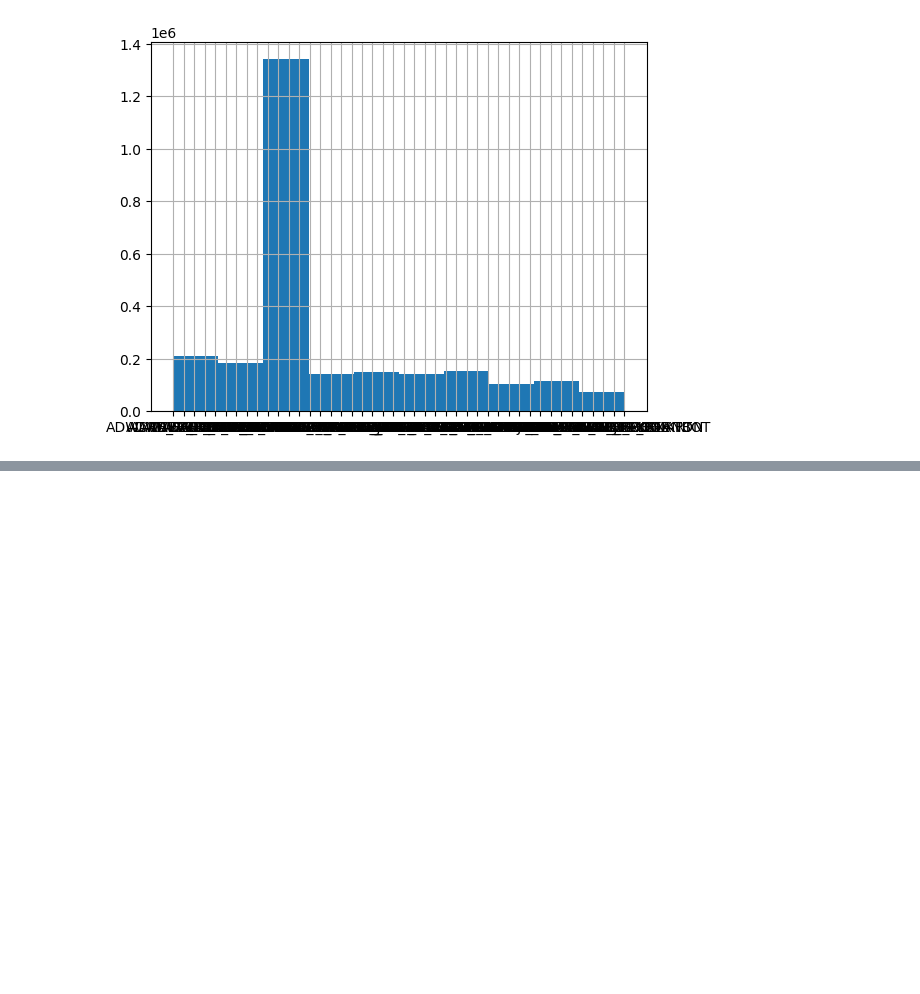
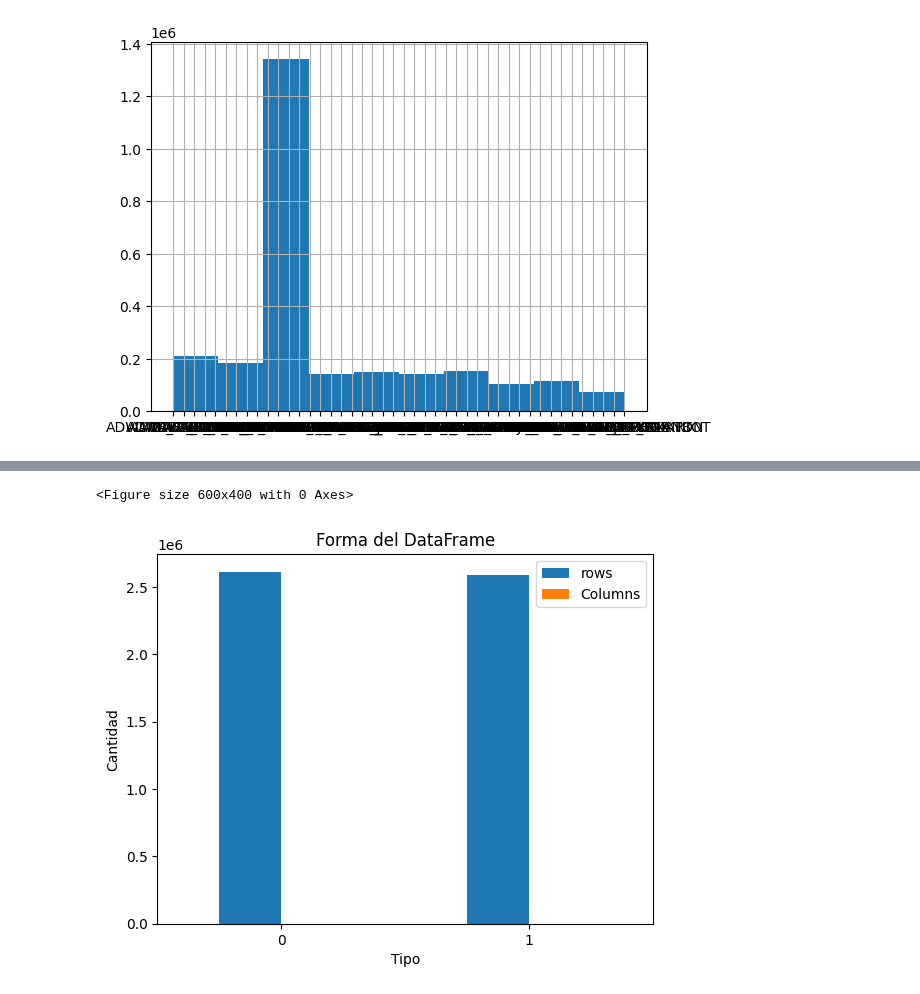
Before and after one commit to JavierPaz11044/droidmaldetect-py, a Jupyter notebook: droidmaldetect_py/Dataset2017/notebook/join_datasets.ipynb, the cells around one changed output, grey strips where cells are left out. Drawn from its saved outputs; the diff is of its cells as text; code cells hidden in the pictures; blank space fills up the shorter version.

```diff
--- a/droidmaldetect_py/Dataset2017/notebook/join_datasets.ipynb
+++ b/droidmaldetect_py/Dataset2017/notebook/join_datasets.ipynb
@@ -24,5 +26,5 @@ datasets_malware = [
 # %%
-abs_path_result = os.getenv('FOLDER_RESULT')
+abs_path_result = "/home/lpazc/Documentos/Proyects/DroidMalDetect-Py/results"
 categories =  ["".join([category['class'].upper(), '.csv']) for category in datasets_malware]
 column_to_delete = ["Source IP", "Destination IP", "Timestamp", "Label"]
 
@@ -89,3 +112,4 @@ Category              int64
 Length: 85, dtype: object
 # %%
 not_numeric_columns =  dataframe_general.select_dtypes(exclude=['int', 'float'])
+dataframe_general.drop(not_numeric_columns.columns, inplace=True, axis=1)
@@ -107,0 +136,9 @@ not_numeric_columns
+# %%
+size_dataset_before_duplicates = dataframe_general.shape
+dataframe_general_filter = dataframe_general.drop_duplicates(keep='first')
+size_dataset_after_duplicates = dataframe_general_filter.shape
+# %%
+general_shape = pd.DataFrame([
+    {'rows': size_dataset_before_duplicates[0], 'Columns': size_dataset_before_duplicates[1]},
+    {'rows': size_dataset_after_duplicates[0], 'Columns': size_dataset_after_duplicates[1]}
+])
@@ -107,0 +147,10 @@ not_numeric_columns
+# %%
+plt.figure(figsize=(6, 4))
+general_shape.plot(kind='bar', rot=0)
+plt.title('Forma del DataFrame')
+plt.xlabel('Tipo')
+plt.ylabel('Cantidad')
+plt.show()
+# %% [output]
+<Figure size 600x400 with 0 Axes>
+[figure, added]
```
Also changed, not shown: parts of 13 cells of this notebook, 13 other files.
